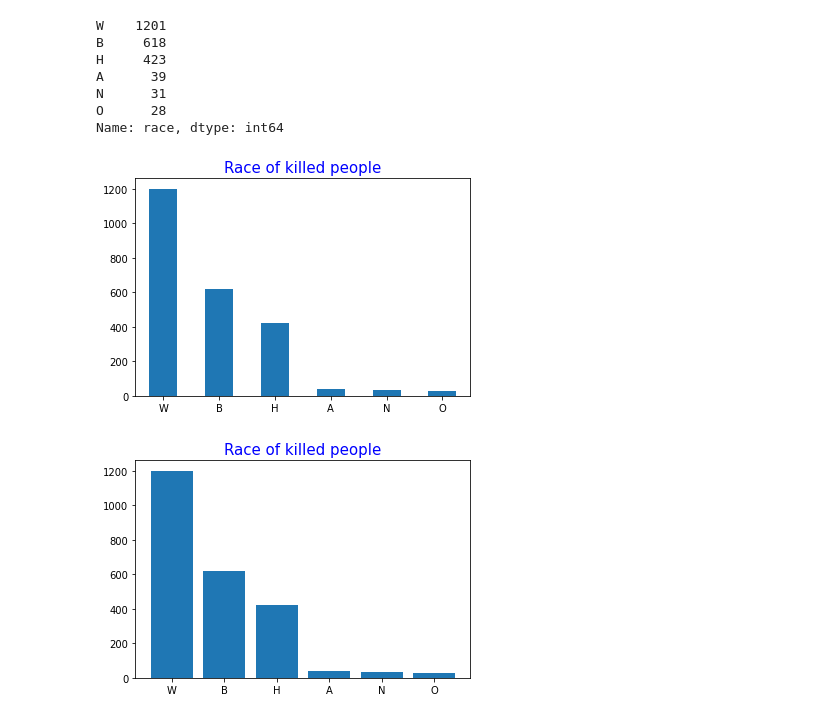
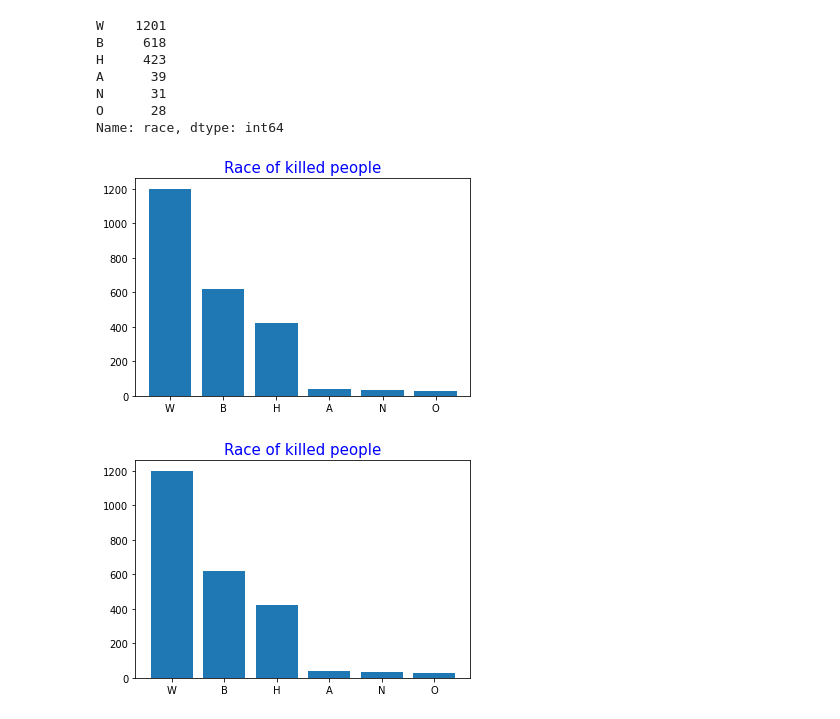
Before and after one commit to ussalbt/Assignment, a Jupyter notebook: Assignment_1_student.ipynb, the cells around one changed output. Drawn from its saved outputs; the diff is of its cells as text; code cells hidden in the pictures.

```diff
--- a/Assignment_1_student.ipynb
+++ b/Assignment_1_student.ipynb
@@ -156,11 +169,11 @@ N      31
 O      28
 Name: race, dtype: int64
 # %%
-race.plot(kind='bar',fontsize=10);
+race.plot(kind='bar',fontsize=10,width=0.8);
 plt.title('Race of killed people', color='blue', fontsize=15)
 plt.xticks(rotation=0);
 # %% [output]
-[figure, old version]
+[figure, new version]
 # %%
 # with matplotlib
 # %% [output]
```
Also changed, not shown: parts of 6 cells of this notebook.
